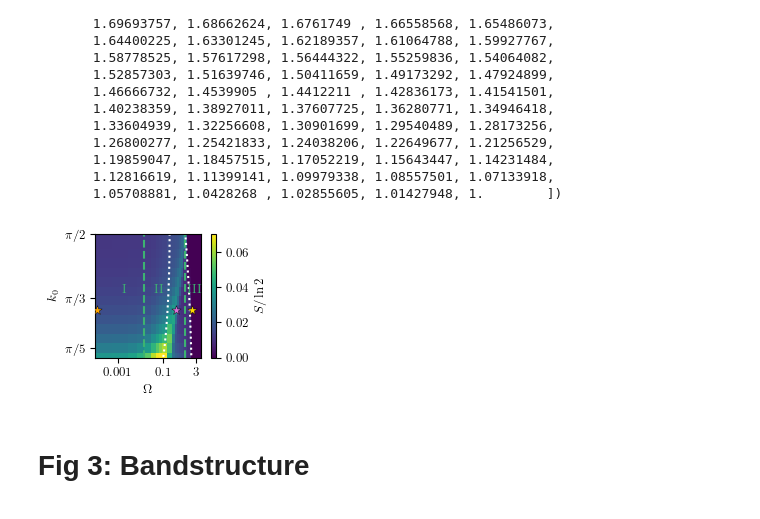
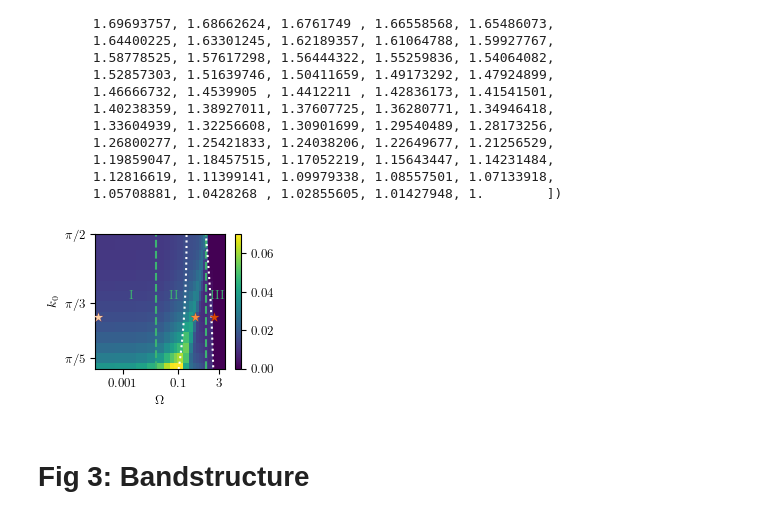
Before and after one commit to Ssalazar12/submission_VN_spinless, a Jupyter notebook: notebooks/analysis/manuscript_figures.ipynb, the cells around one changed output. Cells and saved outputs as stored; diff of their text form; code cells hidden in the pictures.

```diff
--- a/notebooks/analysis/manuscript_figures.ipynb
+++ b/notebooks/analysis/manuscript_figures.ipynb
@@ -1066,7 +1066,7 @@ array([1.98768834, 1.98535384, 1.9828184 , 1.98008256, 1.97714687,
 # Create the phase diagram and reserve a separate axis for the colorbar.
 # Create the phase diagram and reserve a separate axis for the colorbar.
 fig = plt.figure(
-    figsize=(2 * 0.32 * bwidth, 0.7 * bheight),
+    figsize=(2 * 0.33 * bwidth, 0.745 * bheight),
     constrained_layout=True
 )
 
@@ -1114,40 +1114,40 @@ ax.annotate(r"II", xy=(0.07, np.pi / 2.9),ha="center",color="mediumseagreen",
     fontsize=base_font,fontweight="bold")
 
 ax.annotate(r"III",xy=(2.5, np.pi / 2.9),ha="center",color="mediumseagreen",
     fontsize=base_font,fontweight="bold")
 
 # Wavepacket bounds
 ax.plot(lowerlin,K0_cont,color="white",linestyle="dotted")
 ax.plot(otherline,K0_cont,color="white",linestyle="dotted")
 
 # Mark the example points.
 ax.scatter(chosen_rabi1 + 0.3 * 10**(-4),K0_unique[k0idx],marker="*",
-    color="orange", s=base_marker + 40, edgecolors="black", linewidths=0.3,
+    color=colors[0], s=base_marker + 45, edgecolors="darkred", linewidths=0.1,
     zorder=8)
 
-ax.scatter(chosen_rabi2,K0_unique[k0idx],marker="*", color="orchid",
-    s=base_marker + 40, edgecolors="black",linewidths=0.3,zorder=8)
+ax.scatter(chosen_rabi2,K0_unique[k0idx],marker="*", color=colors[1],
+    s=base_marker + 45, edgecolors="darkred",linewidths=0.1,zorder=8)
 
-ax.scatter(chosen_rabi3,K0_unique[k0idx],marker="*",color="gold",
-    s=base_marker + 40,edgecolors="black",linewidths=0.3,zorder=8)
+ax.scatter(chosen_rabi3,K0_unique[k0idx],marker="*",color=colors[2],
+    s=base_marker + 45,edgecolors="darkred",linewidths=0.1,zorder=8)
 
 # Colorbar in its dedicated axis.
 cbar = fig.colorbar(im, cax=cax)
-cbar.ax.set_ylabel( r"$S/\ln{2}$",rotation=90,fontsize=base_font)
+#cbar.ax.set_ylabel( r"$S/\ln{2}$",rotation=90,fontsize=base_font)
 
 ax.set_ylabel(r"$ k_0$",fontweight="bold",
     fontsize=base_font)
 
 ax.set_xlabel( r"$\Omega$",fontweight="bold",
     fontsize=base_font)
 
 #ax.annotate( r"(c)",xy=(1.5 * 10**(-4), 0.9 * np.pi / 2),
 #    fontsize=base_font,fontweight="bold", color="white")
 
 fig.savefig(fig_route + "entropy_vs_K0_and_om.pdf",bbox_inches="tight",
     transparent=True)
 # %% [output]
-[figure, old version]
+[figure, new version]
 # %% [markdown]
 # Fig 3: Bandstructure
 # %%
```
Also changed, not shown: parts of 4 cells of this notebook, 17 other files.
